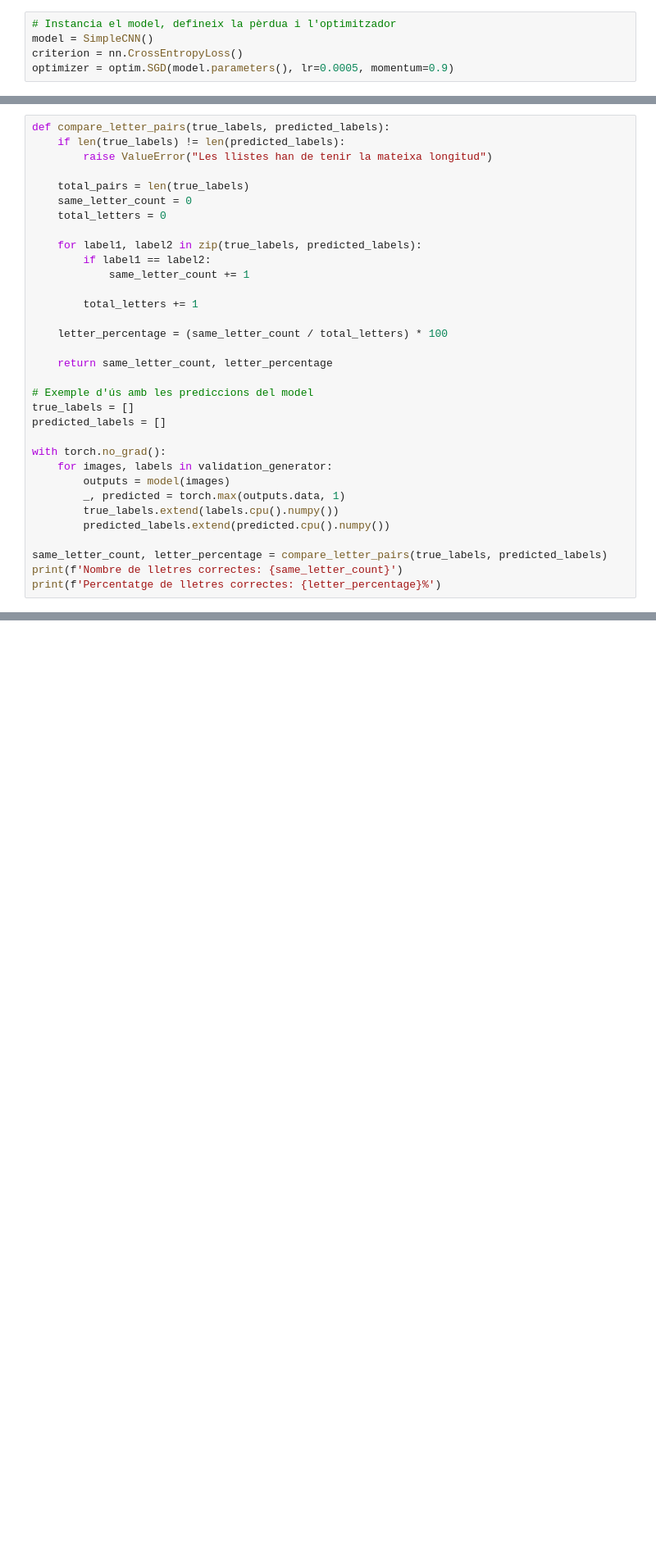
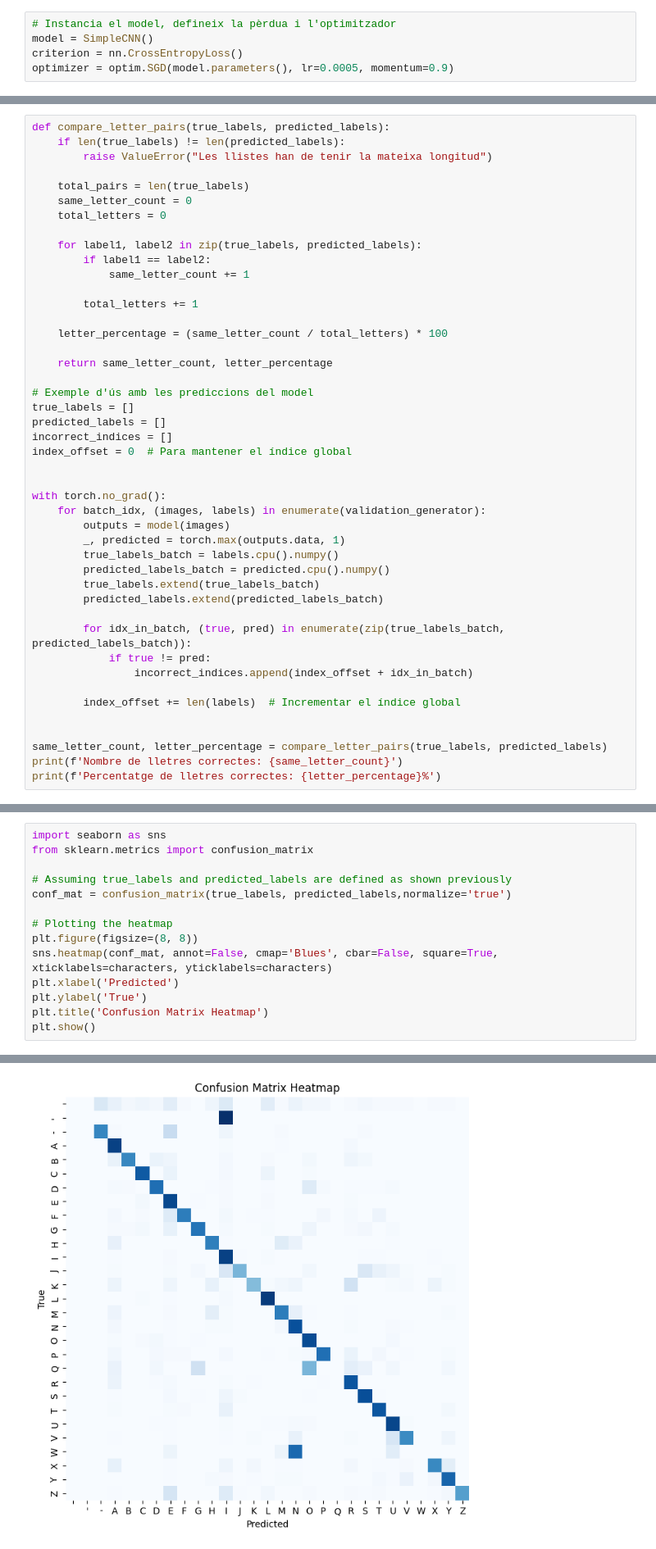
Before and after one commit to DCC-UAB/XNAPproject-grup_06, a Jupyter notebook: code/Models/cnn-pytorch.ipynb, the cells around one changed output, grey strips where cells are left out. Shown at 82% size. Saved outputs shown, nothing was run; the diff lists cells and outputs as text; blank space fills up the shorter version.

```diff
--- a/code/Models/cnn-pytorch.ipynb
+++ b/code/Models/cnn-pytorch.ipynb
@@ -247,13 +268,25 @@ def compare_letter_pairs(true_labels, predicted_labels):
 # Exemple d'ús amb les prediccions del model
 true_labels = []
 predicted_labels = []
+incorrect_indices = []
+index_offset = 0  # Para mantener el índice global
+
 
 with torch.no_grad():
-    for images, labels in validation_generator:
+    for batch_idx, (images, labels) in enumerate(validation_generator):
         outputs = model(images)
         _, predicted = torch.max(outputs.data, 1)
-        true_labels.extend(labels.cpu().numpy())
-        predicted_labels.extend(predicted.cpu().numpy())
+        true_labels_batch = labels.cpu().numpy()
+        predicted_labels_batch = predicted.cpu().numpy()
+        true_labels.extend(true_labels_batch)
+        predicted_labels.extend(predicted_labels_batch)
+
+        for idx_in_batch, (true, pred) in enumerate(zip(true_labels_batch, predicted_labels_batch)):
+            if true != pred:
+                incorrect_indices.append(index_offset + idx_in_batch)
+
+        index_offset += len(labels)  # Incrementar el índice global
+
 
 same_letter_count, letter_percentage = compare_letter_pairs(true_labels, predicted_labels)
 print(f'Nombre de lletres correctes: {same_letter_count}')
@@ -263,0 +348,15 @@ Percentatge de lletres correctes: 86.91607891239906%
+# %%
+import seaborn as sns
+from sklearn.metrics import confusion_matrix
+
+# Assuming true_labels and predicted_labels are defined as shown previously
+conf_mat = confusion_matrix(true_labels, predicted_labels,normalize='true')
+
+# Plotting the heatmap
+plt.figure(figsize=(8, 8))
+sns.heatmap(conf_mat, annot=False, cmap='Blues', cbar=False, square=True, xticklabels=characters, yticklabels=characters)
+plt.xlabel('Predicted')
+plt.ylabel('True')
+plt.title('Confusion Matrix Heatmap')
+plt.show()
+# %% [output]
@@ -263,0 +365 @@ Percentatge de lletres correctes: 86.91607891239906%
+[figure, added]
```
Also changed, not shown: parts of 12 cells of this notebook.
